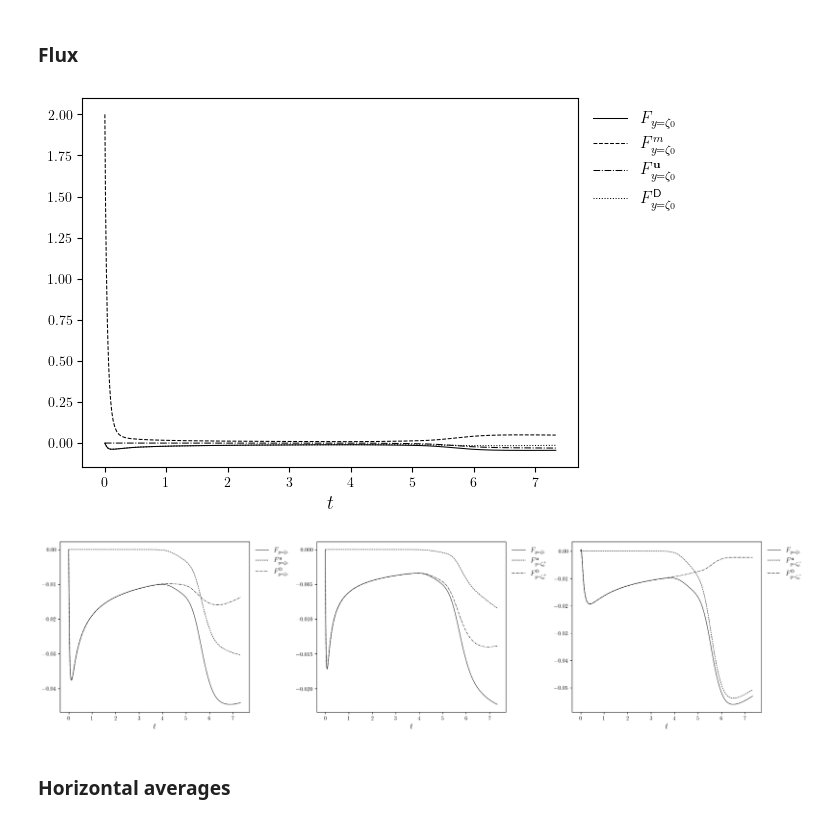
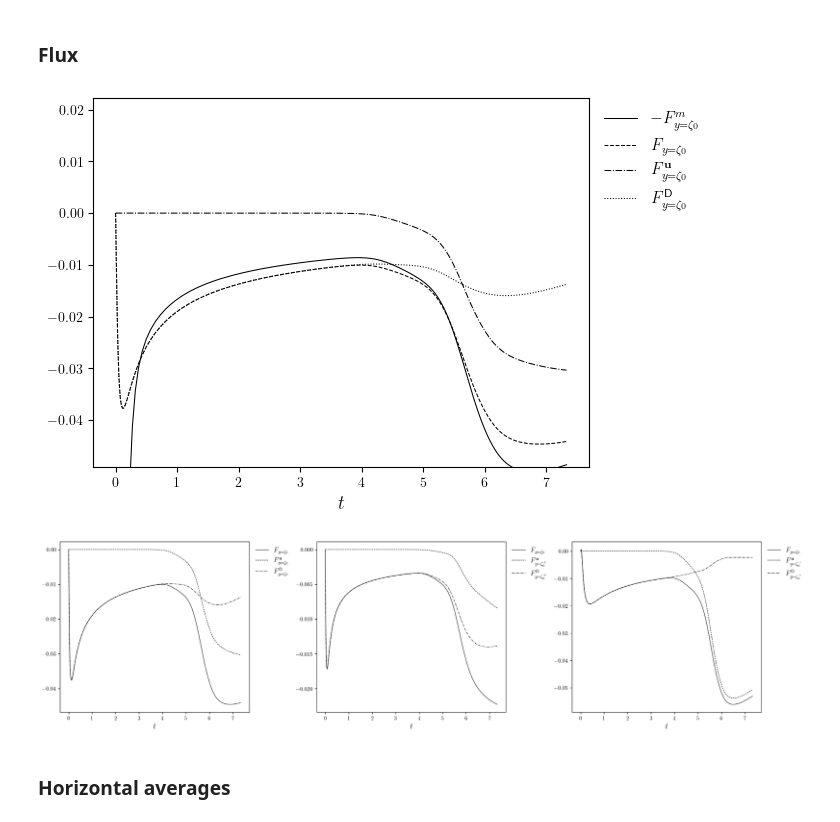
Before and after one commit to george-poole/CRoCoDiL, a Jupyter notebook: system_a/expo/A10_overview.ipynb, the cells around one changed output. Cells and saved outputs as stored; diff of their text form; code cells hidden in the pictures.

```diff
--- a/system_a/expo/A10_overview.ipynb
+++ b/system_a/expo/A10_overview.ipynb
@@ -17,10 +17,10 @@ from lucifex.utils.fenicsx_utils import mesh_axes
 from lucifex.utils.npy_utils import as_index, derivative
 from crocodil.dns.system_a import dns_system_a, SYSTEM_A_REFERENCE
 from crocodil.theory.system_a import (
-    threshold_rayleigh, critical_saturation,
-    mass_dissolved_asymptote, mass_capillary_asymptote,
+    critical_saturation, mass_dissolved_asymptote, mass_capillary_asymptote,
     mass_dissolved_initial, mass_capillary_initial,
 )
+from crocodil.theory.grid_resolution import threshold_rayleigh
 
 STORE = 1
 WRITE = None
@@ -59,7 +59,7 @@ print(f"Ra = {Ra} , Ra_thresh = {Ra_thresh}")
 sr_crit = critical_saturation(zeta0, cr, epsilon)
 print(f'sr = {sr} , sr_crit = {sr_crit}')
 
-save_fig = partial(save_figure, dir_path=simulation.dir_path, prefix=False,)
+save_fig = partial(save_figure, dir_path=simulation.dir_path, prefix=False)
 # %% [output]
 Ra = 800.0 , Ra_thresh = 1350.0
 sr = 0.2 , sr_crit = 0.10000000000000002
@@ -173,48 +173,53 @@ save_fig('mCmD(t)')(mfig)
 ### Flux
 # %%
 fMass = -(1 / Lx) * derivative(mC.value_series, mC.time_series)
+fZeta0Sum_series = [np.sum(i) for i in fZeta0.value_series]
+f_lims = (min(fZeta0Sum_series), max(fZeta0Sum_series))
+f_scale = max(*np.abs(f_lims))
+y_lims = (f_lims[0] - 0.1 * f_scale, f_lims[1] + 0.5 * f_scale)
 
 lines = [
-    (fZeta0.time_series, [np.sum(i) for i in fZeta0.value_series]),
-    (mC.time_series, fMass),
+    (mC.time_series, -fMass),
+    (fZeta0.time_series, fZeta0Sum_series),
     (fZeta0.time_series, fZeta0.value_series),
 ]
 legend_labels = [
+    '$-F^m_{y=\zeta_0}$',
     '$F_{y=\zeta_0}$',
-    '$F^m_{y=\zeta_0}$',
     '$F^{\mathbf{u}}_{y=\zeta_0}$',
     '$F^{\mathsf{D}}_{y=\zeta_0}$',
 ]
 fig, ax = plot_line(
     lines,
     cyc='black',
     x_label='$t$',
     legend_labels=legend_labels,
+    y_lims=y_lims,
 )
 if np.max(fZeta0.time_series) > 50.0:
     ax.set_xscale('log')
 save_fig(f'f(y=zeta0,t)')(fig)
 
 superscripts = ('', '^+', '^-')
 mfig, axs, _ = create_multifigure(n_cols=3)
 for i, (flx, sup) in enumerate(zip((fZeta0, fZetaPlus, fZetaMinus), superscripts)):
     plot_line(
         mfig, axs[i],
         [
             (flx.time_series, [np.sum(i) for i in flx.value_series]),
             (flx.time_series, flx.value_series),
         ],
         x_label='$t$',
         # x_lims=fZeta0.time_series,
         legend_labels = [
             '$F_{y=\zeta_0}$',
             '$F^{\mathbf{u}}_{y=\zeta_0*}$'.replace('*', sup),
             '$F^{\mathsf{D}}_{y=\zeta_0*}$'.replace('*', sup),
         ],
     )
 save_fig(f'fMass(t)')(fig)
 # %% [output]
-[figure, old version]
+[figure, new version]
 [figure]
 # %% [markdown]
 ### Horizontal averages
```
Also changed, not shown: parts of 1 cell of this notebook, 35 other files.
